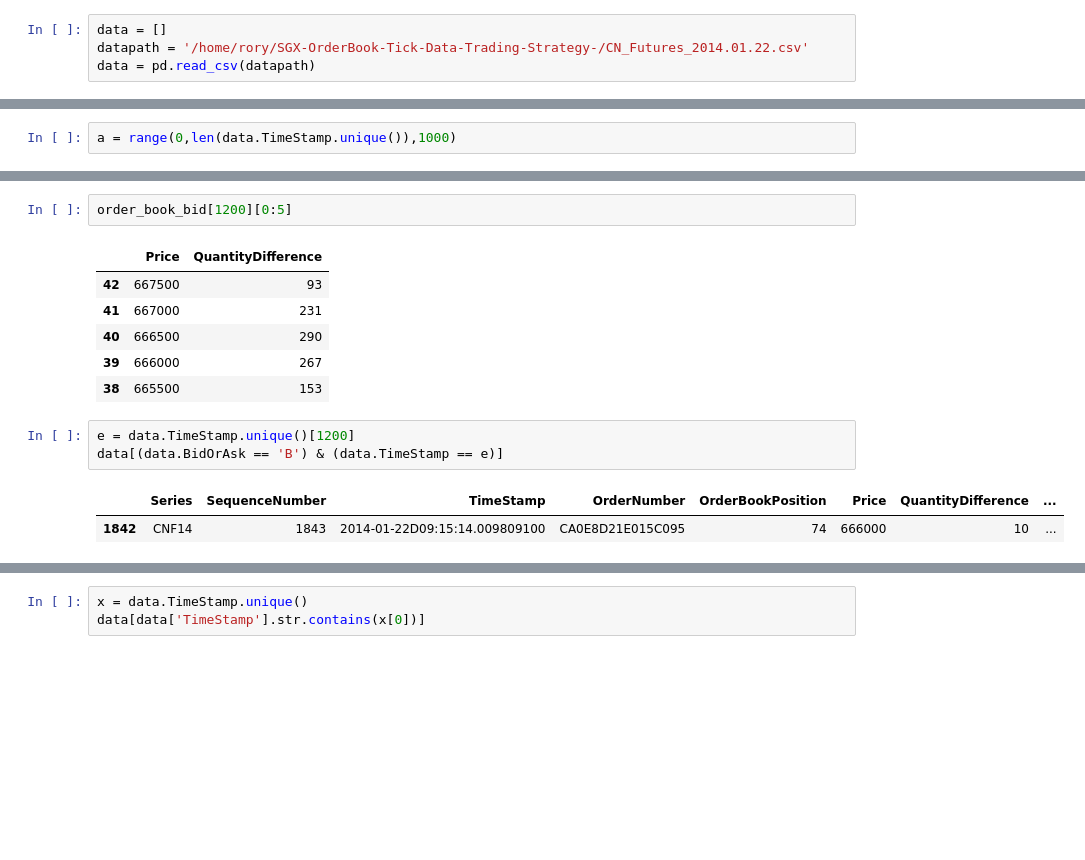
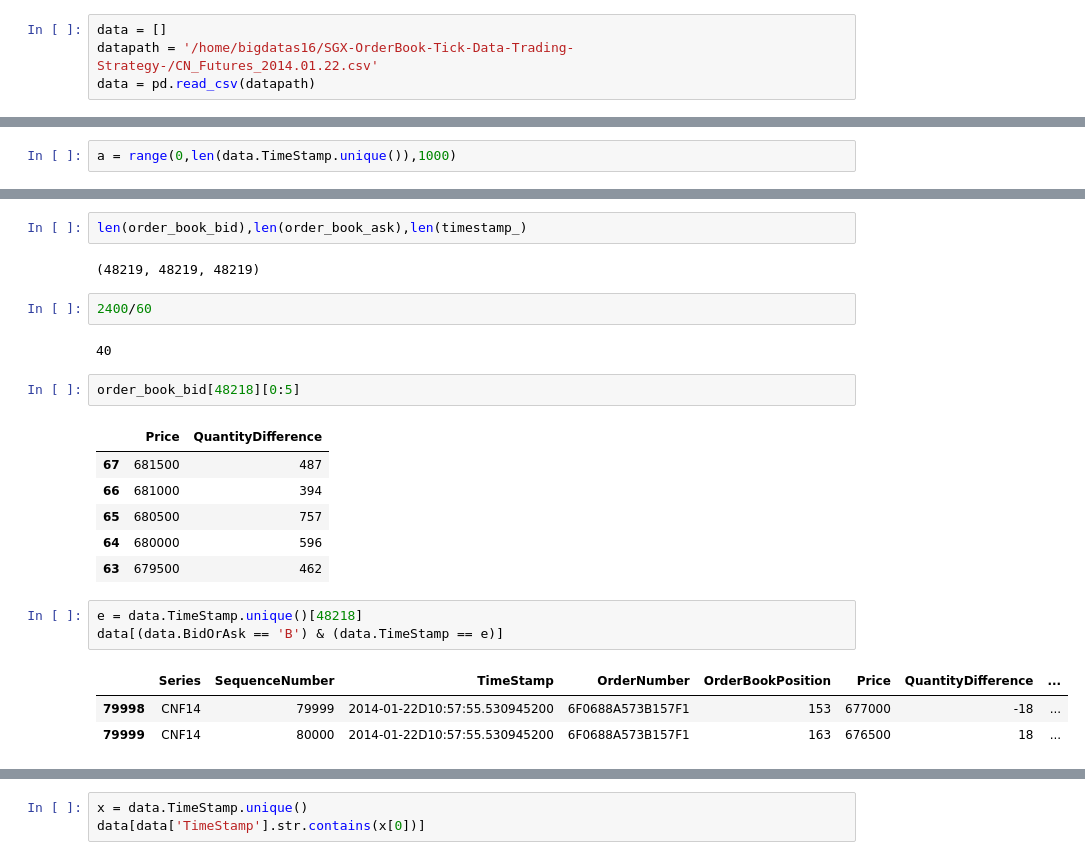
Before and after one commit to rorysroes/SGX-Full-OrderBook-Tick-Data-Trading-Strategy, a Jupyter notebook: CNF14_01_22.ipynb, the cells around one changed output, grey strips where cells are left out. Saved outputs shown, nothing was run; the diff lists cells and outputs as text; blank space fills up the shorter version.

Commit message:
order book csv type

```diff
--- a/CNF14_01_22.ipynb
+++ b/CNF14_01_22.ipynb
@@ -7,7 +7,7 @@ import numpy as np
 import pandas as pd
 # %%
 data = []
-datapath = '/home/rory/SGX-OrderBook-Tick-Data-Trading-Strategy-/CN_Futures_2014.01.22.csv'
+datapath = '/home/bigdatas16/SGX-OrderBook-Tick-Data-Trading-Strategy-/CN_Futures_2014.01.22.csv'
 data = pd.read_csv(datapath)
 # %%
 data_CNF14 = data[data.Series == 'CNF14']
@@ -109,15 +106,24 @@ print "Total time = %f"%(end - start)
+# %%
+len(order_book_bid),len(order_book_ask),len(timestamp_)
+# %% [output]
+(48219, 48219, 48219)
+# %%
+2400/60
+# %% [output]
+40
 # %%
-order_book_bid[1200][0:5]
+order_book_bid[48218][0:5]
 # %% [output]
 |  | Price | QuantityDifference |
-| 42 | 667500 | 93 |
-| 41 | 667000 | 231 |
-| 40 | 666500 | 290 |
-| 39 | 666000 | 267 |
-| 38 | 665500 | 153 |
+| 67 | 681500 | 487 |
+| 66 | 681000 | 394 |
+| 65 | 680500 | 757 |
+| 64 | 680000 | 596 |
+| 63 | 679500 | 462 |
 # %%
-e = data.TimeStamp.unique()[1200]
+e = data.TimeStamp.unique()[48218]
 data[(data.BidOrAsk == 'B') & (data.TimeStamp == e)]
 # %% [output]
 |  | Series | SequenceNumber | TimeStamp | OrderNumber | OrderBookPosition | Price | QuantityDifference | ... |
-| 1842 | CNF14 | 1843 | 2014-01-22D09:15:14.009809100 | CA0E8D21E015C095 | 74 | 666000 | 10 | ... |
+| 79998 | CNF14 | 79999 | 2014-01-22D10:57:55.530945200 | 6F0688A573B157F1 | 153 | 677000 | -18 | ... |
+| 79999 | CNF14 | 80000 | 2014-01-22D10:57:55.530945200 | 6F0688A573B157F1 | 163 | 676500 | 18 | ... |
```
Also changed, not shown: parts of 22 cells of this notebook.
